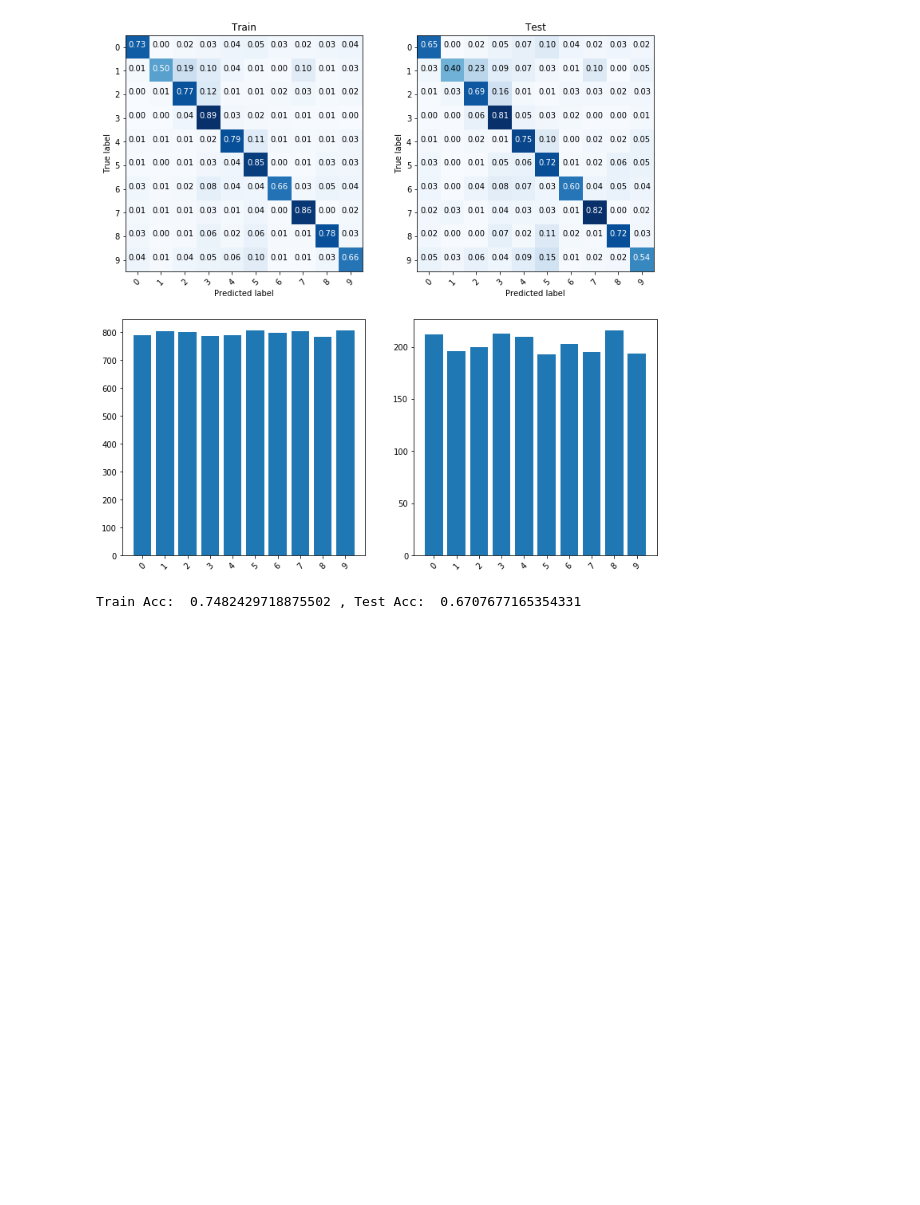
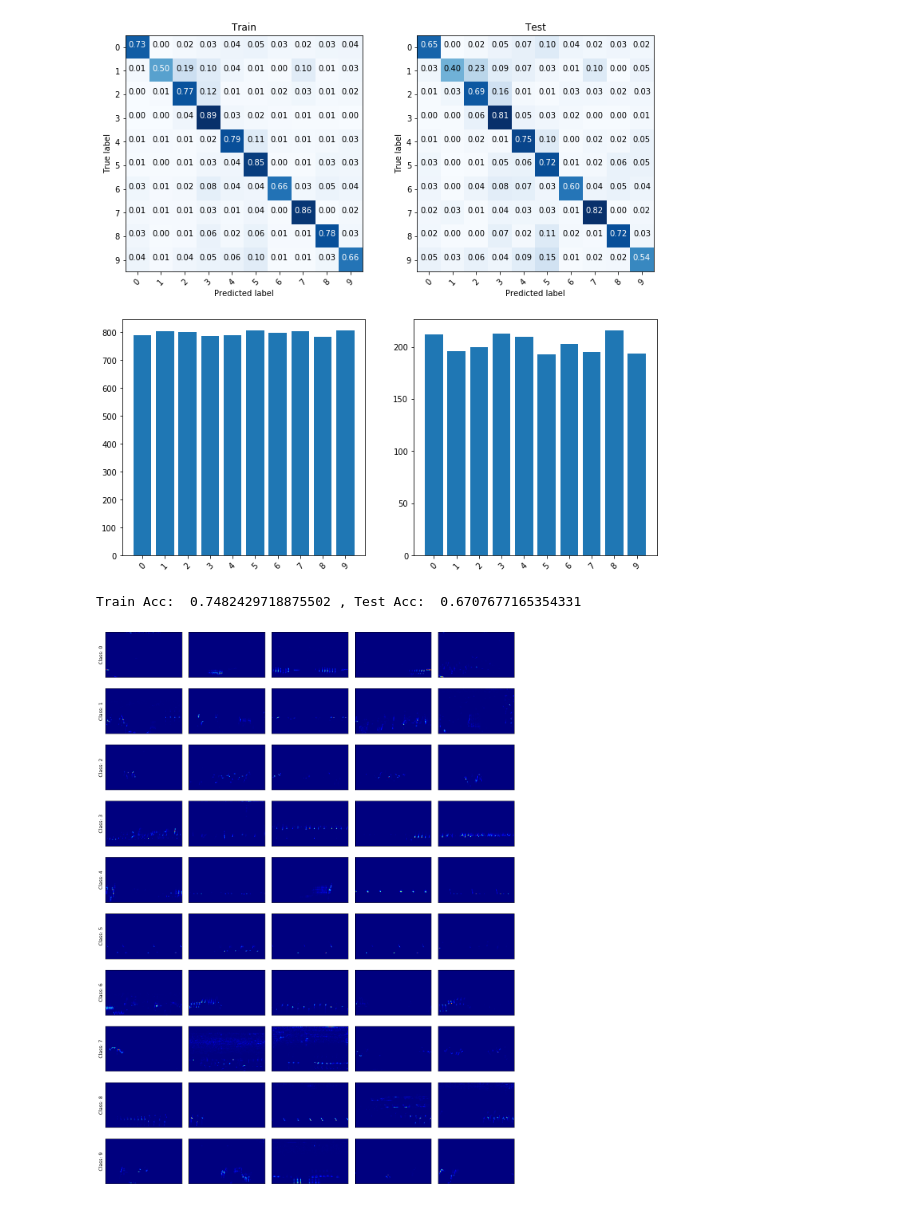
Before and after one commit to multavici/DSR-Bird-Song, a Jupyter notebook: Evaluate checkpoint.ipynb, the cells around one changed output. Cells and saved outputs as stored; diff of their text form; code cells hidden in the pictures; blank space fills up the shorter version.

Commit message:
Added example spectrogram plotting function

```diff
--- a/Evaluate checkpoint.ipynb
+++ b/Evaluate checkpoint.ipynb
@@ -94,3 +94,34 @@ print('Train Acc: ', accuracy_score(real_train, pred_train), ', Test Acc: ', acc
 # %% [output]
 [figure]
 Train Acc:  0.7482429718875502 , Test Acc:  0.6707677165354331
+# %%
+import pickle
+def load_examples(df, cl, no):
+    def unpickle(path):
+        with open(path, 'rb') as f:
+            slice_ = pickle.load(f)
+        return slice_
+    sel = df[df.label == cl].sample(n= no)
+    paths = sel.path
+    slices = []
+    for path in paths:
+        slices.append(unpickle(path))
+    return slices
+# %%
+def plot_examples(df, cl = 10, no = 5):
+    fig, ax = plt.subplots(cl, no,figsize=(15,20))
+
+    for i in range(cl):
+        ex = load_examples(df, i, no)
+        for j, img in enumerate(ex):
+            ax[i, j].imshow(img, cmap = 'jet')
+            ax[i, j].set_xticks([])
+            ax[i, j].set_yticks([])
+        ax[i, 0].set_ylabel(f'Class: {i}', rotation=90, size = 'large')
+
+    plt.tight_layout()
+    plt.show()
+# %%
+plot_examples(df_test)
+# %% [output]
+[figure, added]
```
